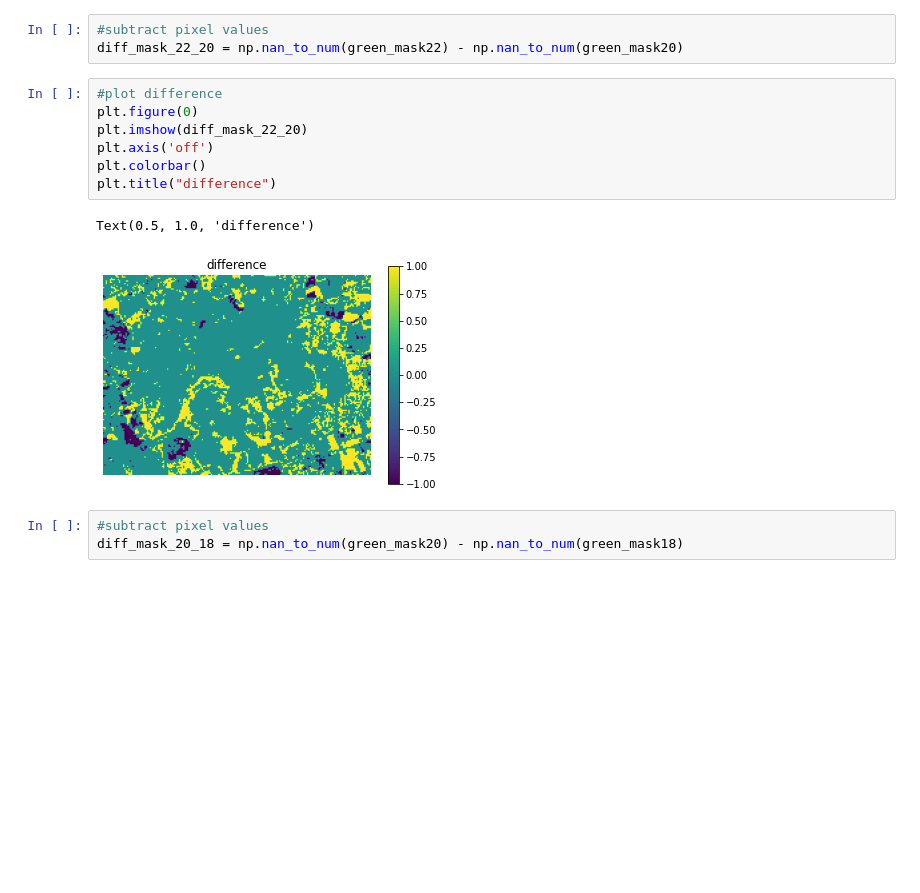
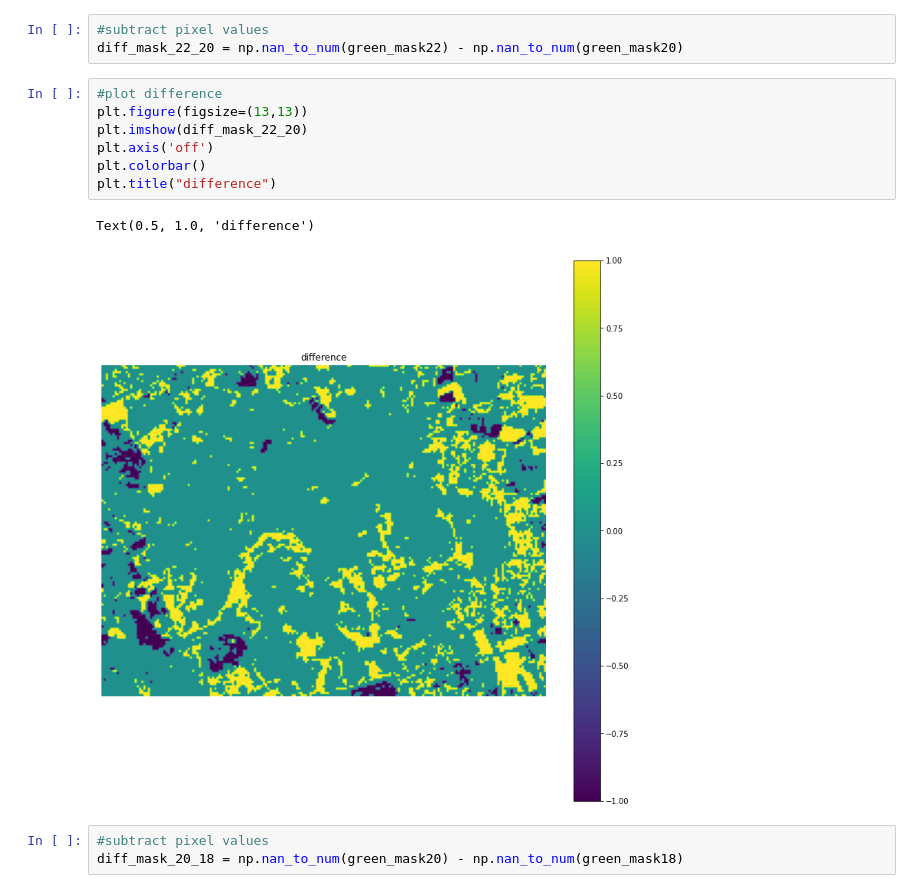
Before and after one commit to FlorianGeerken/heathland, a Jupyter notebook: strabrechtse_heide.ipynb, the cells around one changed output. Drawn from its saved outputs; the diff is of its cells as text; blank space fills up the shorter version.

```diff
--- a/strabrechtse_heide.ipynb
+++ b/strabrechtse_heide.ipynb
@@ -274,14 +274,14 @@ Comparing the previously created green masks to see mutations in the green pixel
 diff_mask_22_20 = np.nan_to_num(green_mask22) - np.nan_to_num(green_mask20)
 # %%
 #plot difference
-plt.figure(0)
+plt.figure(figsize=(13,13))
 plt.imshow(diff_mask_22_20)
 plt.axis('off')
 plt.colorbar()
 plt.title("difference")
 # %% [output]
 Text(0.5, 1.0, 'difference')
-[figure, old version]
+[figure, new version]
 # %%
 #subtract pixel values
 diff_mask_20_18 = np.nan_to_num(green_mask20) - np.nan_to_num(green_mask18)
```
Also changed, not shown: parts of 5 cells of this notebook.
